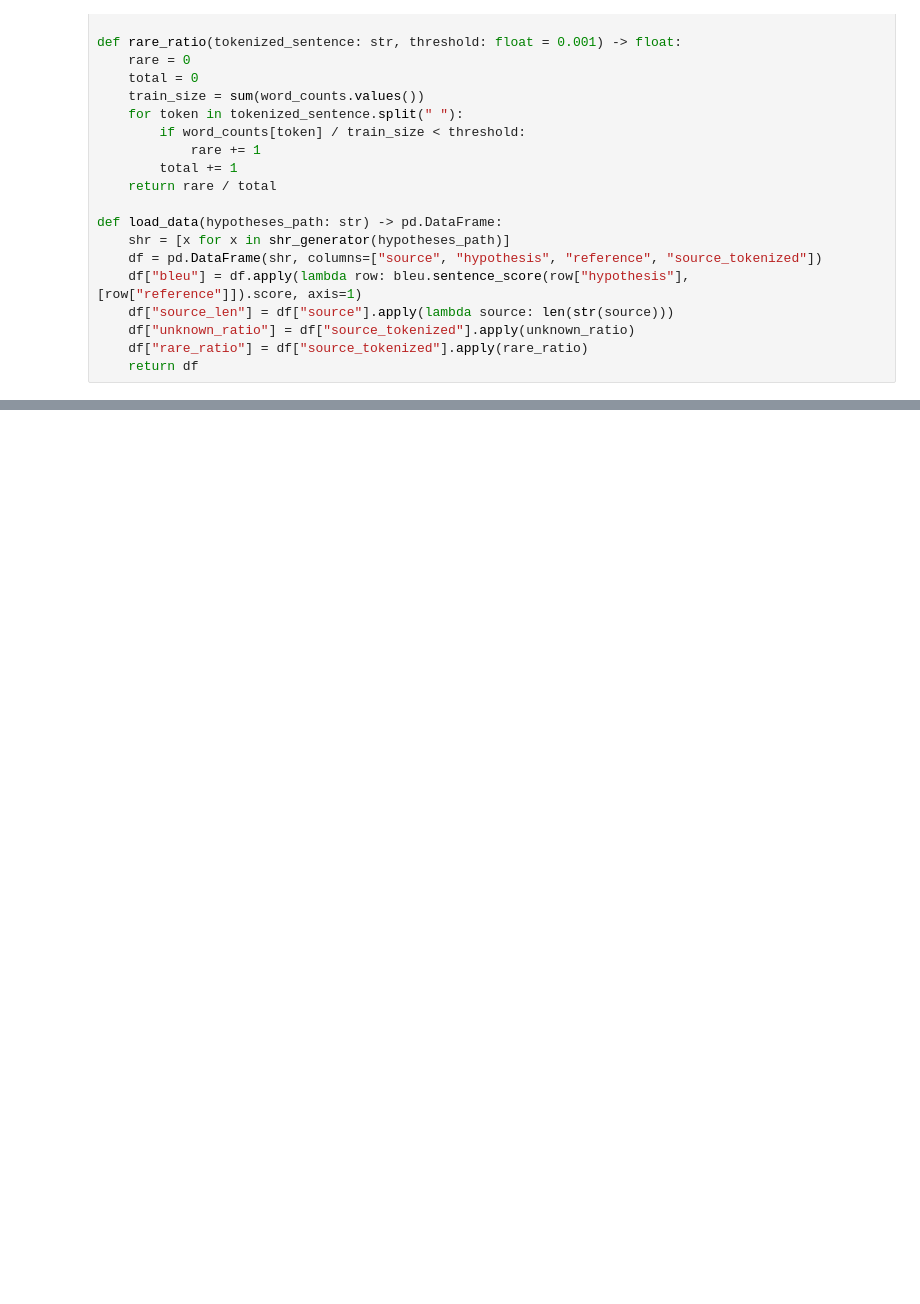
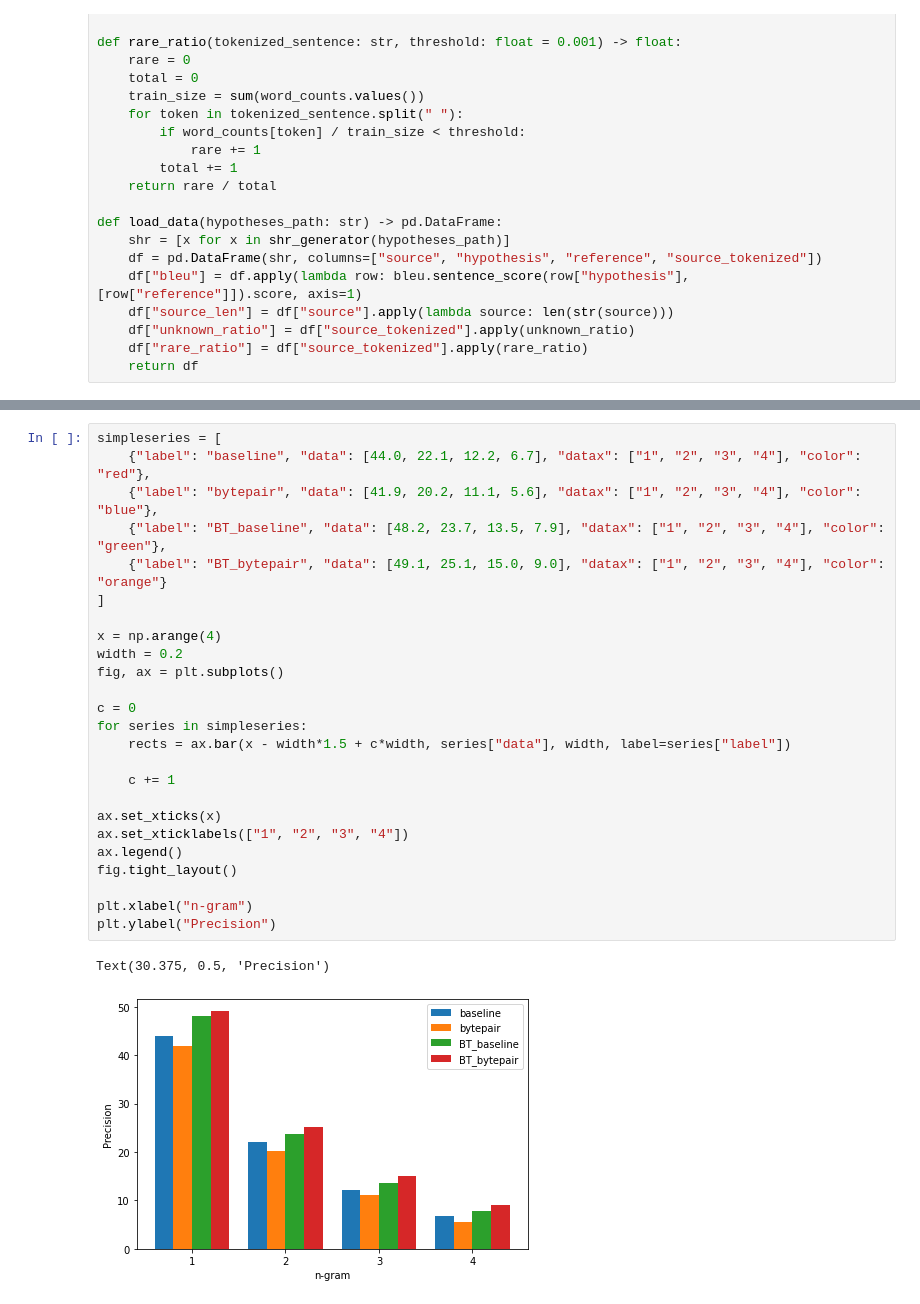
Before and after one commit to pleyad/atmt, a Jupyter notebook: assignments/03/visual_analysis.ipynb, the cells around one changed output, grey strips where cells are left out. Saved outputs shown, nothing was run; the diff lists cells and outputs as text; blank space fills up the shorter version.

```diff
--- a/assignments/03/visual_analysis.ipynb
+++ b/assignments/03/visual_analysis.ipynb
@@ -102,0 +104,28 @@ df[df["bleu"] > 80]
+# %%
+simpleseries = [
+    {"label": "baseline", "data": [44.0, 22.1, 12.2, 6.7], "datax": ["1", "2", "3", "4"], "color": "red"},
+    {"label": "bytepair", "data": [41.9, 20.2, 11.1, 5.6], "datax": ["1", "2", "3", "4"], "color": "blue"},
+    {"label": "BT_baseline", "data": [48.2, 23.7, 13.5, 7.9], "datax": ["1", "2", "3", "4"], "color": "green"},
+    {"label": "BT_bytepair", "data": [49.1, 25.1, 15.0, 9.0], "datax": ["1", "2", "3", "4"], "color": "orange"}
+]
+
+x = np.arange(4)
+width = 0.2
+fig, ax = plt.subplots()
+
+c = 0
+for series in simpleseries:
+    rects = ax.bar(x - width*1.5 + c*width, series["data"], width, label=series["label"])
+
+    c += 1
+
+ax.set_xticks(x)
+ax.set_xticklabels(["1", "2", "3", "4"])
+ax.legend()
+fig.tight_layout()
+
+plt.xlabel("n-gram")
+plt.ylabel("Precision")
+# %% [output]
+Text(30.375, 0.5, 'Precision')
+[figure, added]
```
Also changed, not shown: parts of 7 cells of this notebook, 3 other files.
